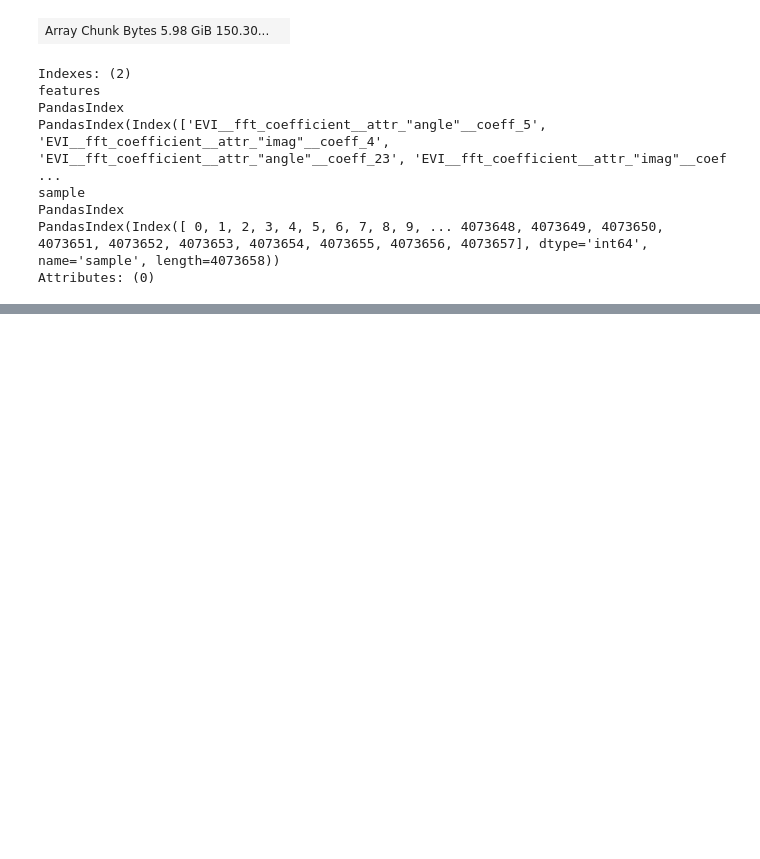
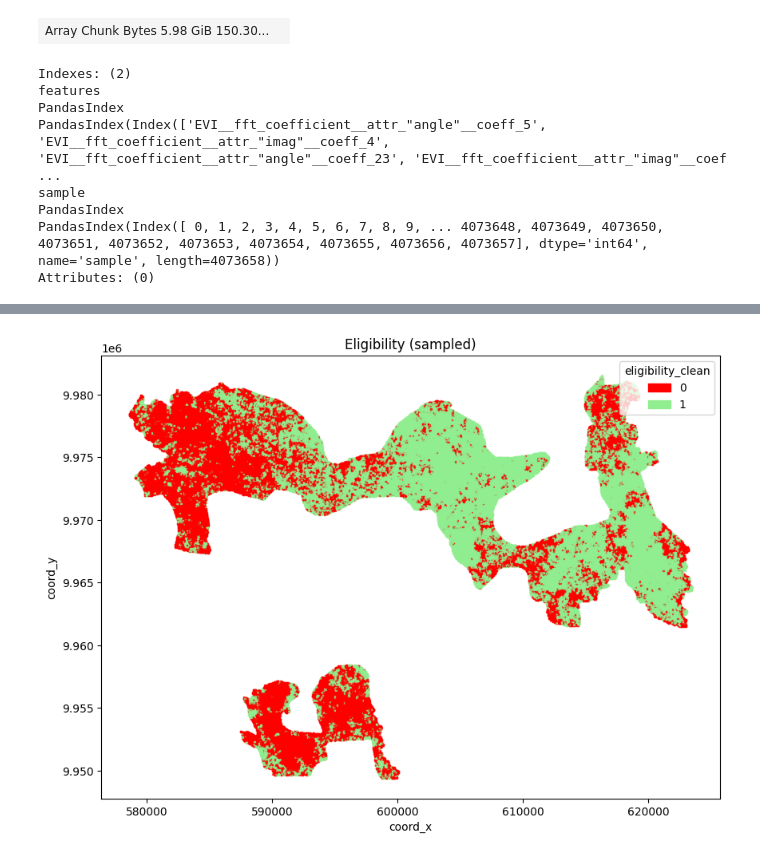
Before and after one commit to miqbalf/gis-carbon-ai, a Jupyter notebook: jupyter/notebooks/02v_ML_historical_tsfresh_all.ipynb, the cells around one changed output, grey strips where cells are left out. Drawn from its saved outputs; the diff is of its cells as text; code cells hidden in the pictures; blank space fills up the shorter version.

Commit message:
allaoi tsfresh eligibility, is done

```diff
--- a/jupyter/notebooks/02v_ML_historical_tsfresh_all.ipynb
+++ b/jupyter/notebooks/02v_ML_historical_tsfresh_all.ipynb
@@ -149,11 +149,11 @@ if use_output_prediction != True:
 
     print("Predictions shape:", y_pred.shape)
 
-    ds_ml_aoi['y_pred'] = (('samples'), y_pred)
+    ds_ml_aoi['y_pred'] = (('sample'), y_pred)
     # ds_ml_aoi
     # save first before cleaning
 
-    chunk = {'samples':100000}
+    chunk = {'sample':100000}
     save_dataset_efficient_zarr(ds_ml_aoi, zarr_path, chunk_sizes=chunk, overwrite=True)
 
 else:
@@ -478,0 +410,38 @@ for plot_id_value in unique_plot_ids:
+# %%
+# Quick map plot of eligibility_clean (0=red, 1=light green)
+import numpy as np
+import matplotlib.pyplot as plt
+import matplotlib.patches as mpatches
+import matplotlib.colors as mcolors
+
+# Sample to keep plotting light-weight; bump this up if you have memory headroom
+sample_size = 200_000
+n = ds.dims['sample']
+take = min(sample_size, n)
+
+rng = np.random.default_rng(42)
+idx = rng.choice(n, size=take, replace=False)
+
+subset = ds[['coord_x', 'coord_y', 'eligibility_clean']].isel(sample=idx).compute()
+x = subset['coord_x'].values
+y = subset['coord_y'].values
+lbl = subset['eligibility_clean'].values
+
+cmap = mcolors.ListedColormap(['red', 'lightgreen'])
+
+plt.figure(figsize=(10, 10))
+plt.scatter(x, y, c=lbl, cmap=cmap, s=1, marker='s', alpha=0.6)
+plt.gca().set_aspect('equal', 'box')
+plt.xlabel('coord_x')
+plt.ylabel('coord_y')
+plt.title('Eligibility (sampled)')
+plt.grid(False)
+
+legend_handles = [
+    mpatches.Patch(color='red', label='0'),
+    mpatches.Patch(color='lightgreen', label='1'),
+]
+plt.legend(handles=legend_handles, title='eligibility_clean', loc='upper right')
+plt.show()
+# %% [output]
+[figure, added]
```
Also changed, not shown: parts of 8 cells of this notebook, 1 other file.
